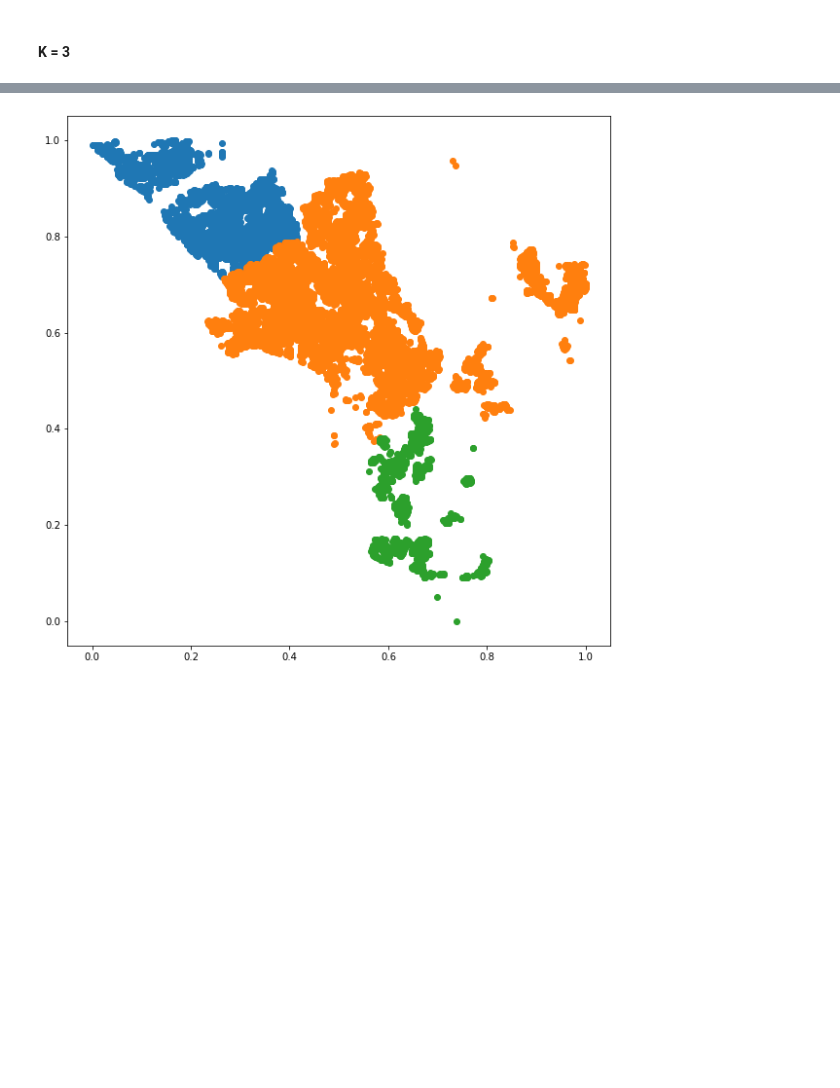
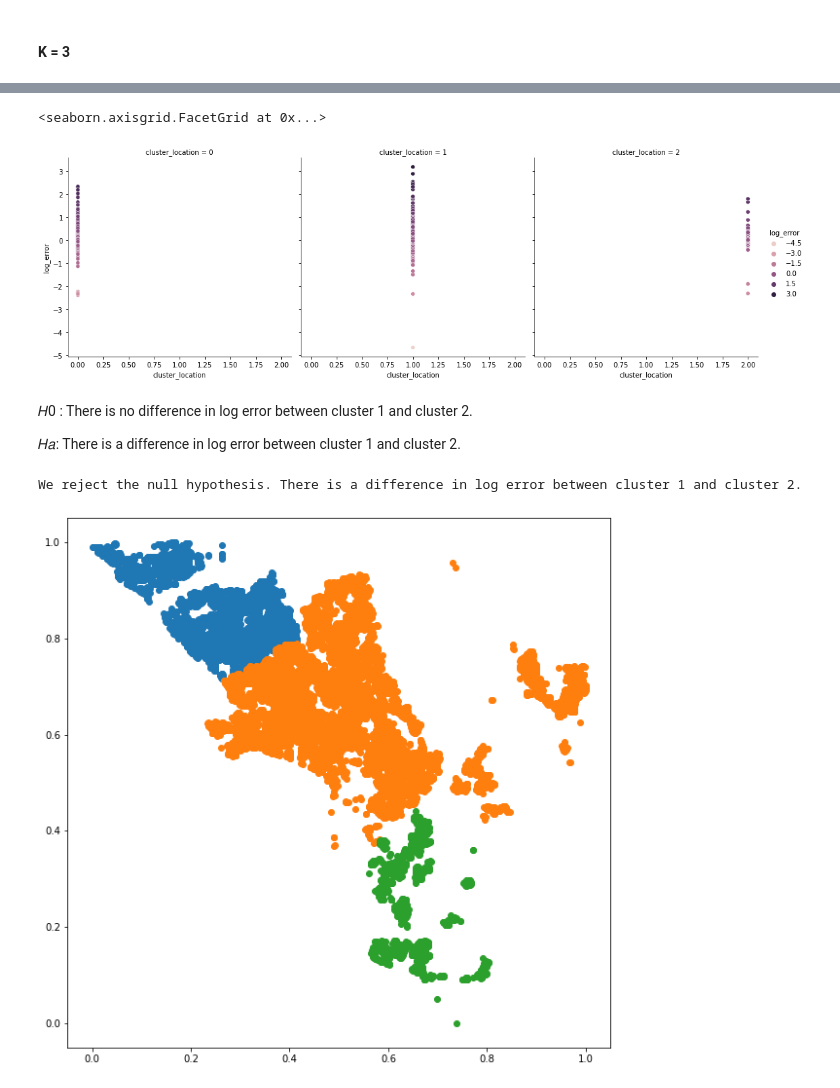
Before and after one commit to Chenchen070/zillow_clustering_project, a Jupyter notebook: zillow_clustering_project_final_notebook.ipynb, the cells around one changed output, grey strips where cells are left out. Saved outputs shown, nothing was run; the diff lists cells and outputs as text; code cells hidden in the pictures; blank space fills up the shorter version.

Commit message:
cluster test added

```diff
--- a/zillow_clustering_project_final_notebook.ipynb
+++ b/zillow_clustering_project_final_notebook.ipynb
@@ -314,3 +314,7 @@ kmeans1.fit(x1)
 
 cluster_location = kmeans1.predict(x1)
 x_train_scaled_with_dummy['claster_location'] = cluster_location
+# %%
+claster_location_with_log_error = pd.DataFrame({'log_error': y_train.log_error})
+claster_location_with_log_error['cluster_location'] = cluster_location
+claster_location_with_log_error.groupby("cluster_location").agg(['mean', 'max', 'min'])
@@ -317,3 +328,24 @@ x_train_scaled_with_dummy['claster_location'] = cluster_location
+# %%
+sns.relplot(data=claster_location_with_log_error, x="cluster_location", y="log_error", col="cluster_location", hue="log_error", col_wrap=3)
+# %% [output]
+<seaborn.axisgrid.FacetGrid at 0x...>
+[figure, added]
+# %% [markdown]
+𝐻0 : There is no difference in log error between cluster 1 and cluster 2.
+
+𝐻𝑎: There is a difference in log error between cluster 1 and cluster 2.
+# %%
+t_location_cluster, p_location_cluster = stats.ttest_ind(claster_location_with_log_error[claster_location_with_log_error['cluster_location'] == 1].log_error,
+                                                         claster_location_with_log_error[claster_location_with_log_error['cluster_location'] == 2].log_error)
+
+alpha = 0.05
+
+if p_location_cluster < alpha:
+    print('We reject the null hypothesis. There is a difference in log error between cluster 1 and cluster 2.')
+else:
+    print('We fail to reject the null hypothesis.')
+# %% [output]
+We reject the null hypothesis. There is a difference in log error between cluster 1 and cluster 2.
 # %%
 plt.figure(figsize=(10, 10))
 
```
Also changed, not shown: parts of 13 cells of this notebook.
